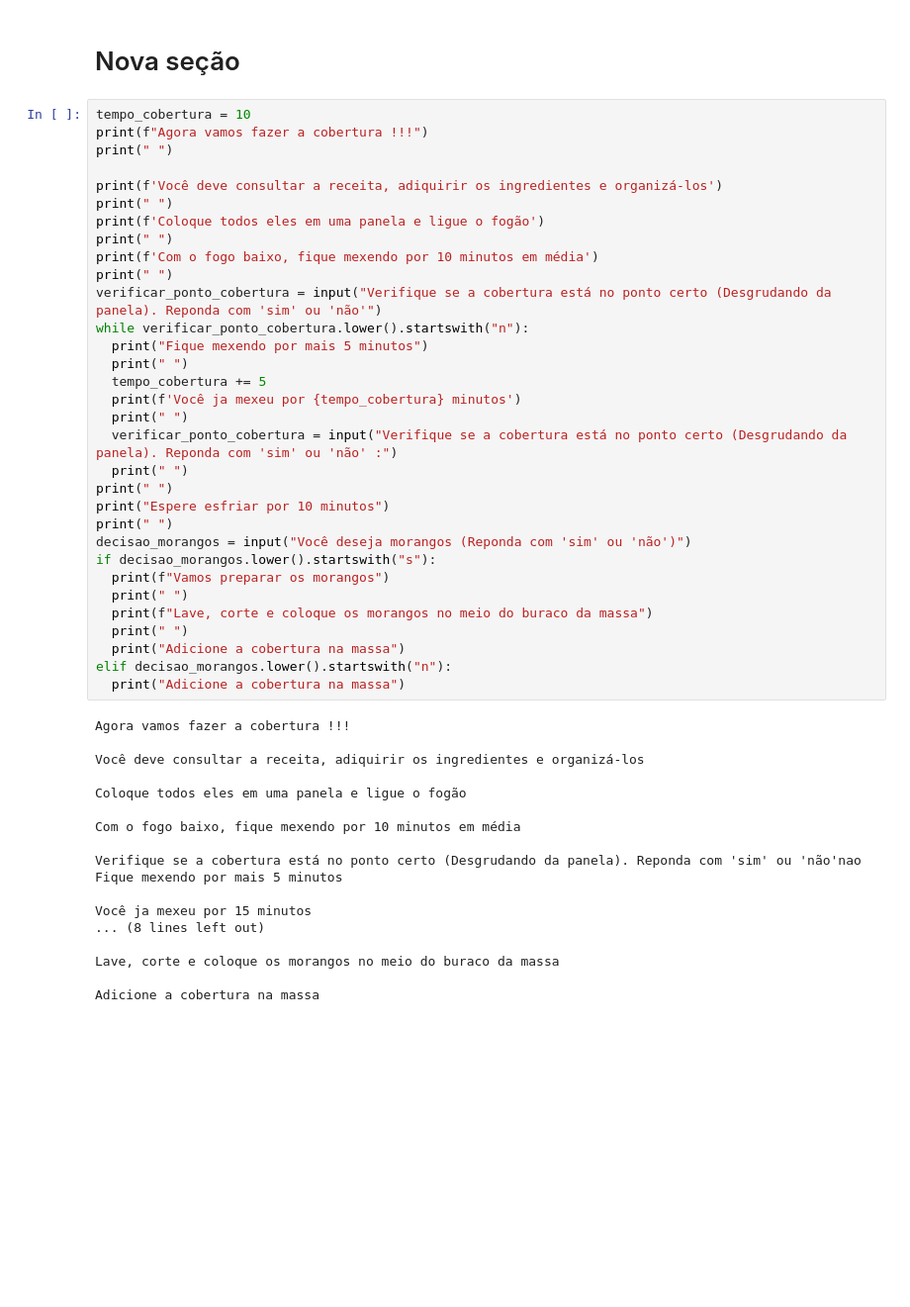
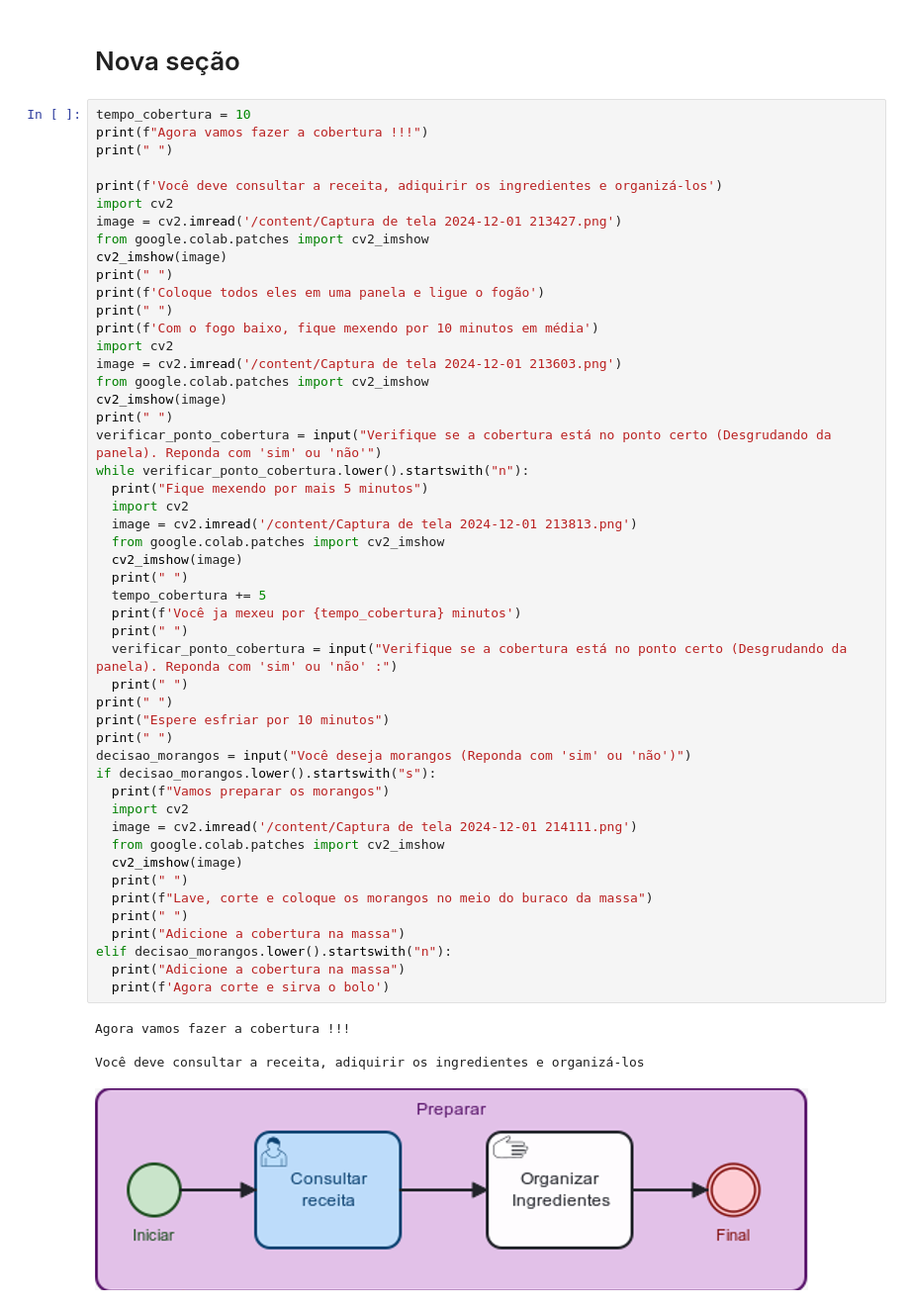
Before and after one commit to joaorabelo7/APW-BOLO, a Jupyter notebook: receita_13_11_2024.ipynb, the cells around one changed output. Shown at 99% size. Drawn from its saved outputs; the diff is of its cells as text; blank space fills up the shorter version.

```diff
--- a/receita_13_11_2024.ipynb
+++ b/receita_13_11_2024.ipynb
@@ -84,47 +94,51 @@ print(f"Agora vamos fazer a cobertura !!!")
 print(" ")
 
 print(f'Você deve consultar a receita, adiquirir os ingredientes e organizá-los')
+import cv2
+image = cv2.imread('/content/Captura de tela 2024-12-01 213427.png')
+from google.colab.patches import cv2_imshow
+cv2_imshow(image)
 print(" ")
 print(f'Coloque todos eles em uma panela e ligue o fogão')
 print(" ")
 print(f'Com o fogo baixo, fique mexendo por 10 minutos em média')
+import cv2
+image = cv2.imread('/content/Captura de tela 2024-12-01 213603.png')
+from google.colab.patches import cv2_imshow
+cv2_imshow(image)
 print(" ")
 verificar_ponto_cobertura = input("Verifique se a cobertura está no ponto certo (Desgrudando da panela). Reponda com 'sim' ou 'não'")
 while verificar_ponto_cobertura.lower().startswith("n"):
   print("Fique mexendo por mais 5 minutos")
+  import cv2
+  image = cv2.imread('/content/Captura de tela 2024-12-01 213813.png')
+  from google.colab.patches import cv2_imshow
+  cv2_imshow(image)
   print(" ")
   tempo_cobertura += 5
   print(f'Você ja mexeu por {tempo_cobertura} minutos')
   print(" ")
   verificar_ponto_cobertura = input("Verifique se a cobertura está no ponto certo (Desgrudando da panela). Reponda com 'sim' ou 'não' :")
   print(" ")
 print(" ")
 print("Espere esfriar por 10 minutos")
 print(" ")
 decisao_morangos = input("Você deseja morangos (Reponda com 'sim' ou 'não')")
 if decisao_morangos.lower().startswith("s"):
   print(f"Vamos preparar os morangos")
+  import cv2
+  image = cv2.imread('/content/Captura de tela 2024-12-01 214111.png')
+  from google.colab.patches import cv2_imshow
+  cv2_imshow(image)
   print(" ")
   print(f"Lave, corte e coloque os morangos no meio do buraco da massa")
   print(" ")
   print("Adicione a cobertura na massa")
 elif decisao_morangos.lower().startswith("n"):
   print("Adicione a cobertura na massa")
+  print(f'Agora corte e sirva o bolo')
 # %% [output]
 Agora vamos fazer a cobertura !!!
 
 Você deve consultar a receita, adiquirir os ingredientes e organizá-los
-
-Coloque todos eles em uma panela e ligue o fogão
-
-Com o fogo baixo, fique mexendo por 10 minutos em média
-
-Verifique se a cobertura está no ponto certo (Desgrudando da panela). Reponda com 'sim' ou 'não'nao
-Fique mexendo por mais 5 minutos
-
-Você ja mexeu por 15 minutos
-... (8 lines left out)
-
-Lave, corte e coloque os morangos no meio do buraco da massa
-
-Adicione a cobertura na massa
+[figure, added]
```
Also changed, not shown: parts of 5 cells of this notebook.
